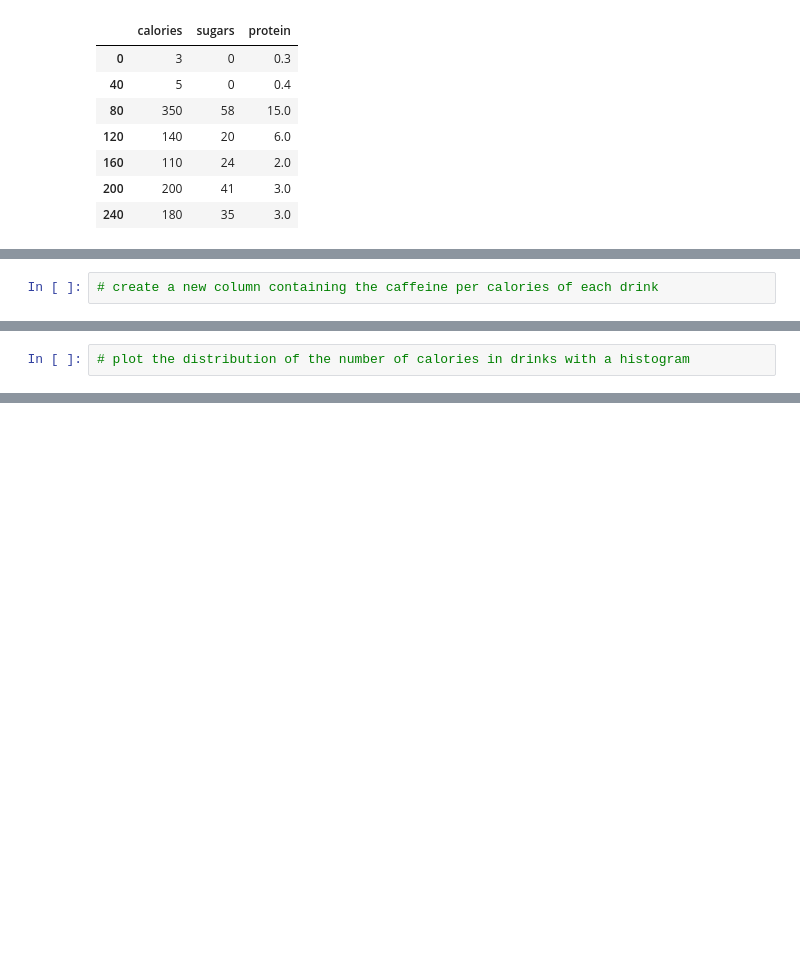
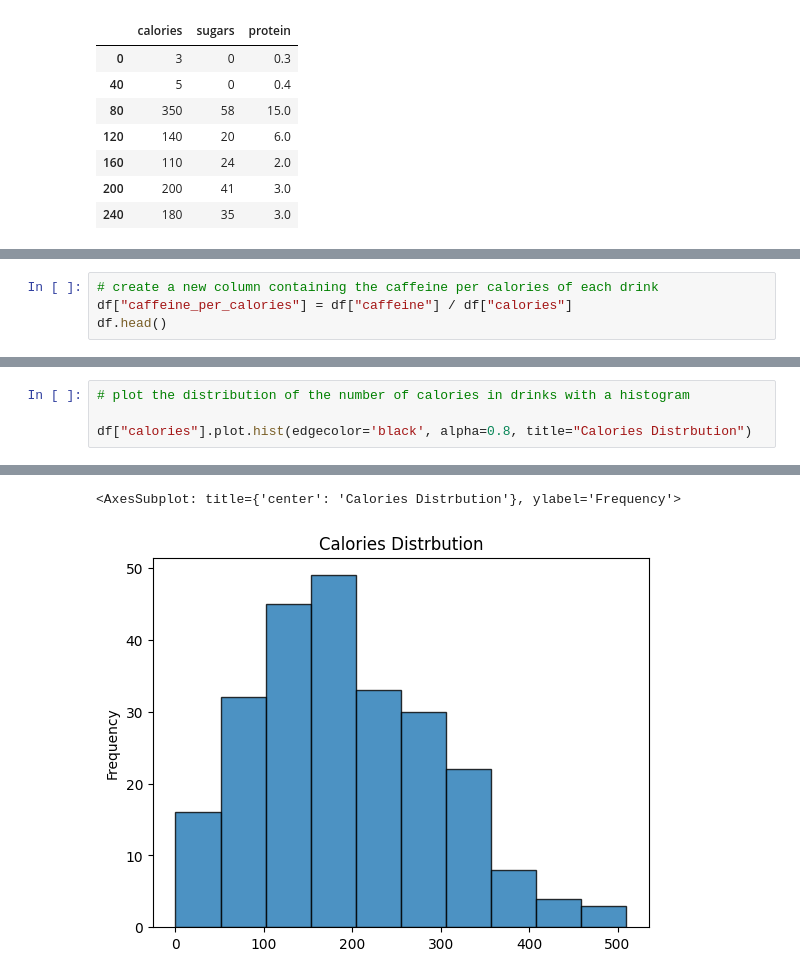
Before and after one commit to seungahk/MDST-application, a Jupyter notebook: tutorial0/checkpoint0.ipynb, the cells around one changed output, grey strips where cells are left out. Drawn from its saved outputs; the diff is of its cells as text; blank space fills up the shorter version.

```diff
--- a/tutorial0/checkpoint0.ipynb
+++ b/tutorial0/checkpoint0.ipynb
@@ -125,2 +153,4 @@ df.iloc[::40,[3,11,12]]
 # %%
 # create a new column containing the caffeine per calories of each drink
+df["caffeine_per_calories"] = df["caffeine"] / df["calories"]
+df.head()
@@ -133,2 +200,5 @@ df.iloc[::40,[3,11,12]]
 # %%
 # plot the distribution of the number of calories in drinks with a histogram
+
+df["calories"].plot.hist(edgecolor='black', alpha=0.8, title="Calories Distrbution")
+# %% [output]
@@ -135,2 +206,4 @@ df.iloc[::40,[3,11,12]]
+<AxesSubplot: title={'center': 'Calories Distrbution'}, ylabel='Frequency'>
+[figure, added]
 # %%
 # plot calories against total fat with a scatterplot
```
Also changed, not shown: parts of 9 cells of this notebook.
